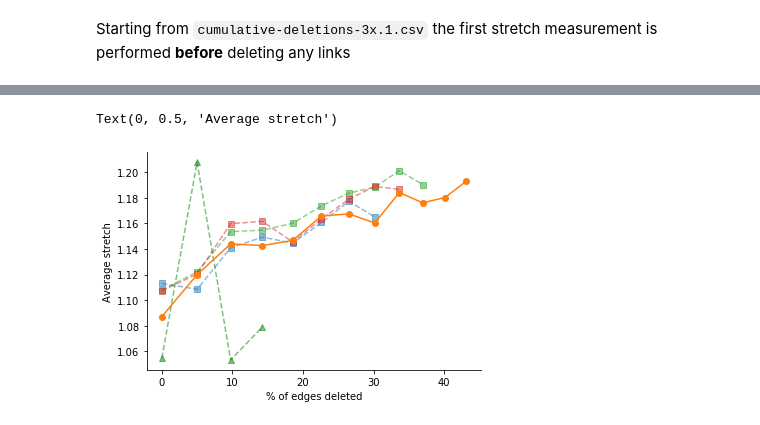
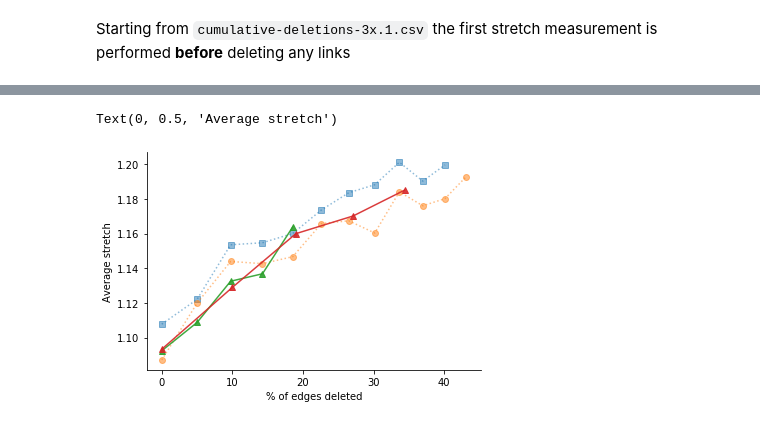
Before and after one commit to dedis/student_20_compactInternet, a Jupyter notebook: TZ_metrics.ipynb, the cells around one changed output, grey strips where cells are left out. Cells and saved outputs as stored; diff of their text form; code cells hidden in the pictures.

```diff
--- a/TZ_metrics.ipynb
+++ b/TZ_metrics.ipynb
@@ -259,10 +251,14 @@ def crunch_cumulative_deletions(filename):
     # Delete the markers
     cumul_by_round = [rd[1:] for rd in cumul_by_round]
 
-    return [stretch_statistics_by_round(r) for r in cumul_by_round], cumul_by_round[0].shape[0]
+    return np.array([stretch_statistics_by_round(r) for r in cumul_by_round]), cumul_by_round[0].shape[0]
 # %%
-cumul_statistics_4_05, round_samples_4_05 = crunch_cumulative_deletions("./simulation/data/cumulative-deletions-GR-4x.005.csv")
-cumul_statistics_8_05, round_samples_8_05 = crunch_cumulative_deletions("./simulation/data/cumulative-deletions-8x.05.csv")
-cumul_statistics_9_05, round_samples_9_05 = crunch_cumulative_deletions("./simulation/data/cumulative-deletions-12x.05-(3).csv")
-cumul_statistics_12_05, round_samples_12_05 = crunch_cumulative_deletions("./simulation/data/cumulative-deletions-12x.05.csv")
-cumul_statistics_10_05, round_samples_10_05 = crunch_cumulative_deletions("./simulation/data/cumulative-deletions-12x.05-(2).csv")
+# For each simulation, it stores ([[Stretch_by_round, With_valley_by_round] for rounds], samples_num_for_first_round)
+cumulative_simulations = {
+    "GR-4x.05": crunch_cumulative_deletions("./simulation/data/cumulative-deletions-GR-4x.05-GCloud-(2).csv"),
+    "GR-4x.10": crunch_cumulative_deletions("./simulation/data/cumulative-deletions-GR-4x.10-GCloud.csv"),
+    "8x.05" :crunch_cumulative_deletions("./simulation/data/cumulative-deletions-8x.05.csv"),
+    "9x.05": crunch_cumulative_deletions("./simulation/data/cumulative-deletions-12x.05-(3).csv"),
+    "10x.05": crunch_cumulative_deletions("./simulation/data/cumulative-deletions-12x.05-(2).csv"),
+    "12x.05": crunch_cumulative_deletions("./simulation/data/cumulative-deletions-12x.05.csv")
+}
@@ -293,3 +264,0 @@ cumul_statistics_8_05, cumul_statistics_9_05, cumul_statistics_12_05, cumul_stat
-# %%
-deletion_proportion = .05
-full_edges_num = 466982
@@ -296,2 +271,4 @@ full_edges_num = 466982
 # %%
-deleted_edges_by_round = [100 * deletion_proportion * (math.pow(1 - deletion_proportion, k)-1) / float(-deletion_proportion) for k in range(0, 13)]
+def calculate_x_labels(deletion_proportion, number_of_epochs):
+    full_edges_num = 466982
+    return [100 * deletion_proportion * (math.pow(1 - deletion_proportion, k)-1) / float(-deletion_proportion) for k in range(0, number_of_epochs)]
@@ -314,13 +275,12 @@ deleted_edges_by_round
 # %%
 plt.gca().spines['top'].set_visible(False)
 plt.gca().spines['right'].set_visible(False)
-plt.plot(deleted_edges_by_round[:8], [c[0] for c in cumul_statistics_8_05], '--s', alpha=.5)
-plt.plot(deleted_edges_by_round[:12], [c[0] for c in cumul_statistics_12_05], '-o', zorder=10)
-plt.plot(deleted_edges_by_round[:10], [c[0] for c in cumul_statistics_10_05[:10]], '--s', alpha=.5)
-plt.plot(deleted_edges_by_round[:9], [c[0] for c in cumul_statistics_9_05[:9]], '--s', alpha=.5)
-plt.plot(deleted_edges_by_round[:4], [c[0] for c in cumul_statistics_4_05[:4]], '--^', alpha=.5, color="green", zorder=5)
+plt.plot(calculate_x_labels(.05, 11), cumulative_simulations["10x.05"][0][:,0], ':s', alpha=.5, zorder=4)
+plt.plot(calculate_x_labels(.05, 12), cumulative_simulations["12x.05"][0][:,0], ':o', alpha=.5, zorder=4)
+plt.plot(calculate_x_labels(.05, 5), cumulative_simulations["GR-4x.05"][0][:,0], '-^', alpha=.9, zorder=10)
+plt.plot(calculate_x_labels(.1, 5), cumulative_simulations["GR-4x.10"][0][:,0], '-^', alpha=.9, zorder=10)
 plt.xlabel("% of edges deleted")
 plt.ylabel("Average stretch")
 # %% [output]
 Text(0, 0.5, 'Average stretch')
-[figure, old version]
+[figure, new version]
```
Also changed, not shown: parts of 17 cells of this notebook.
